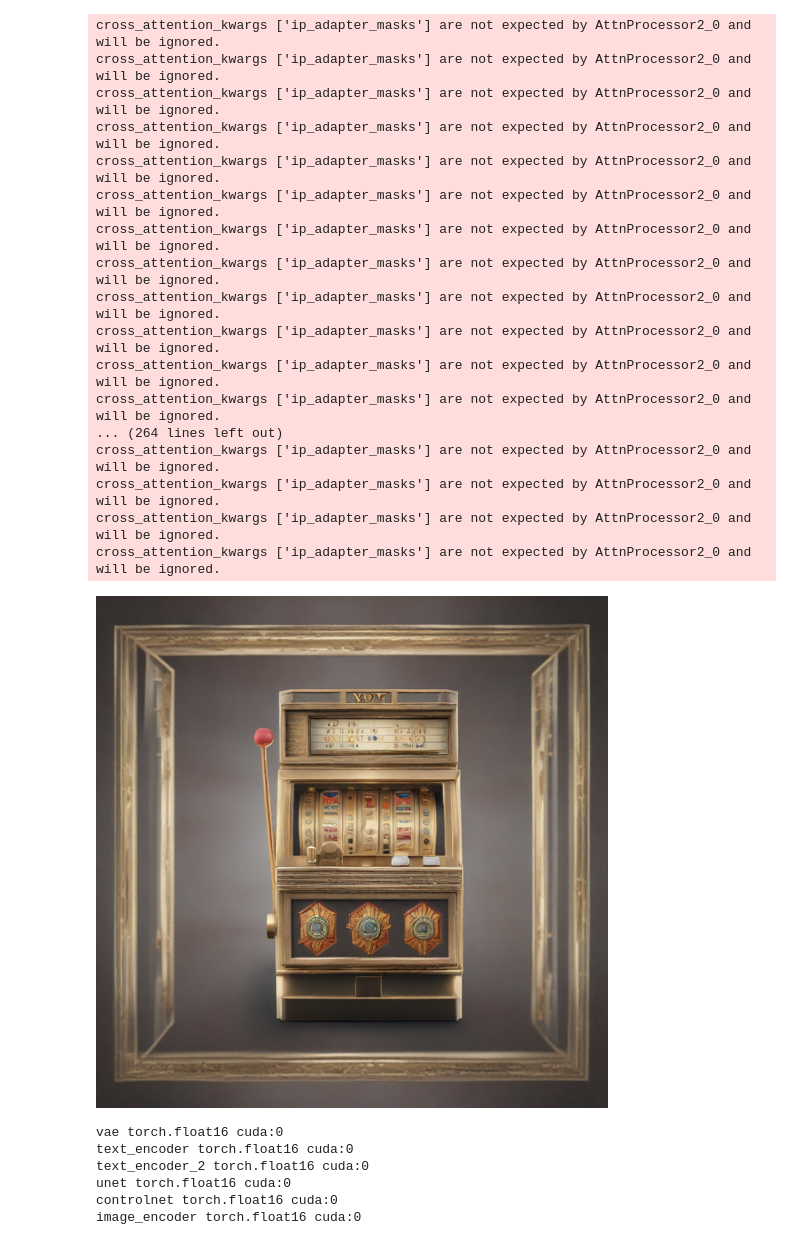
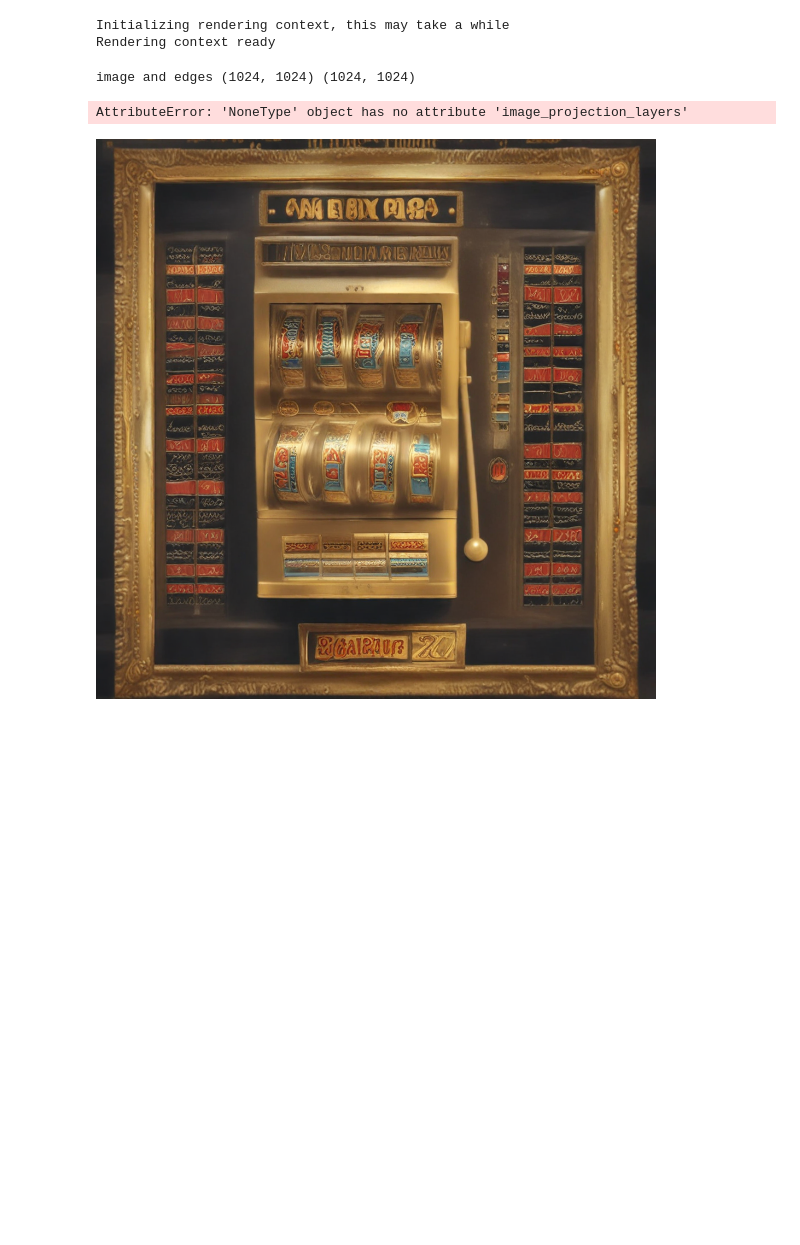
Before and after one commit to odusseys/Mesh2Real, a Jupyter notebook: inference.ipynb, the cells around one changed output. Saved outputs shown, nothing was run; the diff lists cells and outputs as text; code cells hidden in the pictures; blank space fills up the shorter version.

```diff
--- a/inference.ipynb
+++ b/inference.ipynb
@@ -12,43 +15,19 @@ diffuser = Mesh2RealDiffuser.build()
-# %%
-
-clear_cuda()
-
-img = Image.open("images/slot_machine_denoised .png")
-edges = compute_edges(img)
-display(diffuser("a photograph of a golden slot machine on a black background", edges=edges, controlnet_scale=0.8).resize((512, 512)))
-
-# TODO
-# IMG2IMG NO IP
-# IMG2IMG IP
-# TEXT2IMG IP
-# %% [output]
-cross_attention_kwargs ['ip_adapter_masks'] are not expected by AttnProcessor2_0 and will be ignored.
-cross_attention_kwargs ['ip_adapter_masks'] are not expected by AttnProcessor2_0 and will be ignored.
-cross_attention_kwargs ['ip_adapter_masks'] are not expected by AttnProcessor2_0 and will be ignored.
-cross_attention_kwargs ['ip_adapter_masks'] are not expected by AttnProcessor2_0 and will be ignored.
-cross_attention_kwargs ['ip_adapter_masks'] are not expected by AttnProcessor2_0 and will be ignored.
-cross_attention_kwargs ['ip_adapter_masks'] are not expected by AttnProcessor2_0 and will be ignored.
-cross_attention_kwargs ['ip_adapter_masks'] are not expected by AttnProcessor2_0 and will be ignored.
-cross_attention_kwargs ['ip_adapter_masks'] are not expected by AttnProcessor2_0 and will be ignored.
-cross_attention_kwargs ['ip_adapter_masks'] are not expected by AttnProcessor2_0 and will be ignored.
-cross_attention_kwargs ['ip_adapter_masks'] are not expected by AttnProcessor2_0 and will be ignored.
-cross_attention_kwargs ['ip_adapter_masks'] are not expected by AttnProcessor2_0 and will be ignored.
-cross_attention_kwargs ['ip_adapter_masks'] are not expected by AttnProcessor2_0 and will be ignored.
-... (264 lines left out)
-cross_attention_kwargs ['ip_adapter_masks'] are not expected by AttnProcessor2_0 and will be ignored.
-cross_attention_kwargs ['ip_adapter_masks'] are not expected by AttnProcessor2_0 and will be ignored.
-cross_attention_kwargs ['ip_adapter_masks'] are not expected by AttnProcessor2_0 and will be ignored.
-cross_attention_kwargs ['ip_adapter_masks'] are not expected by AttnProcessor2_0 and will be ignored.
-[figure, removed]
-# %%
-diffuser.text2img_pipeline.to("cuda")
-for k in diffuser.text2img_pipeline.components:
-    if hasattr(diffuser.text2img_pipeline.components[k], "dtype"):
-        print(k, diffuser.text2img_pipeline.components[k].dtype, diffuser.text2img_pipeline.components[k].device)
-# %% [output]
-vae torch.float16 cuda:0
-text_encoder torch.float16 cuda:0
-text_encoder_2 torch.float16 cuda:0
-unet torch.float16 cuda:0
-controlnet torch.float16 cuda:0
-image_encoder torch.float16 cuda:0
+# %%
+from mesh2real.mesh import load_mesh
+
+mesh = load_mesh("slot_machine.obj")
+# %%
+from mesh2real.view_generation import ViewGenerator
+view_generator = ViewGenerator()
+# %% [output]
+Initializing rendering context, this may take a while
+Rendering context ready
+# %%
+main_view, views = view_generator.generate_views(diffuser, mesh, "a photograph of a golden slot machine on a black background")
+# %% [output]
+image and edges (1024, 1024) (1024, 1024)
+AttributeError: 'NoneType' object has no attribute 'image_projection_layers'
+# %%
+display(main_view)
+# %% [output]
+[figure, added]
```
Also changed, not shown: parts of 2 cells of this notebook, 7 other files.
